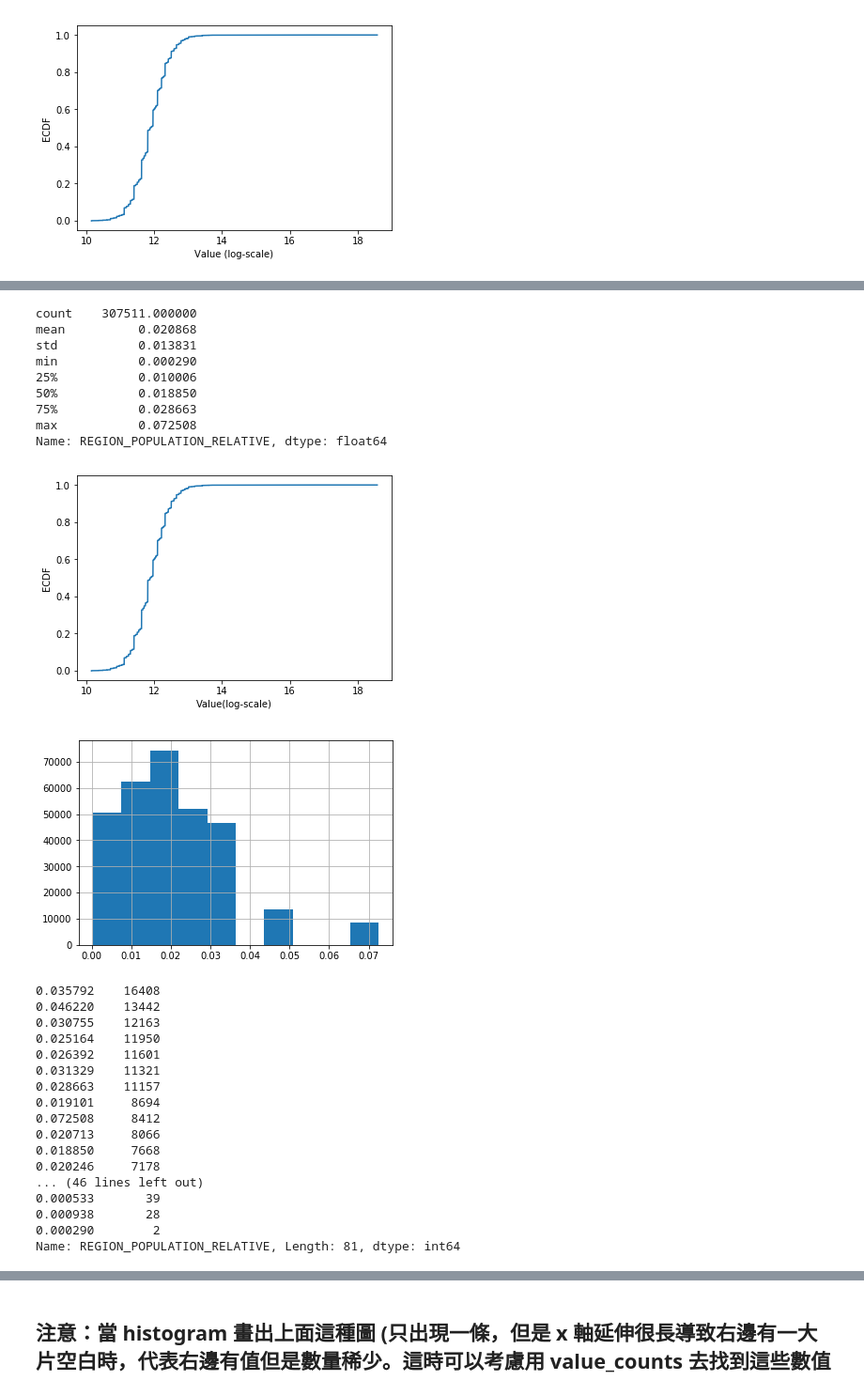
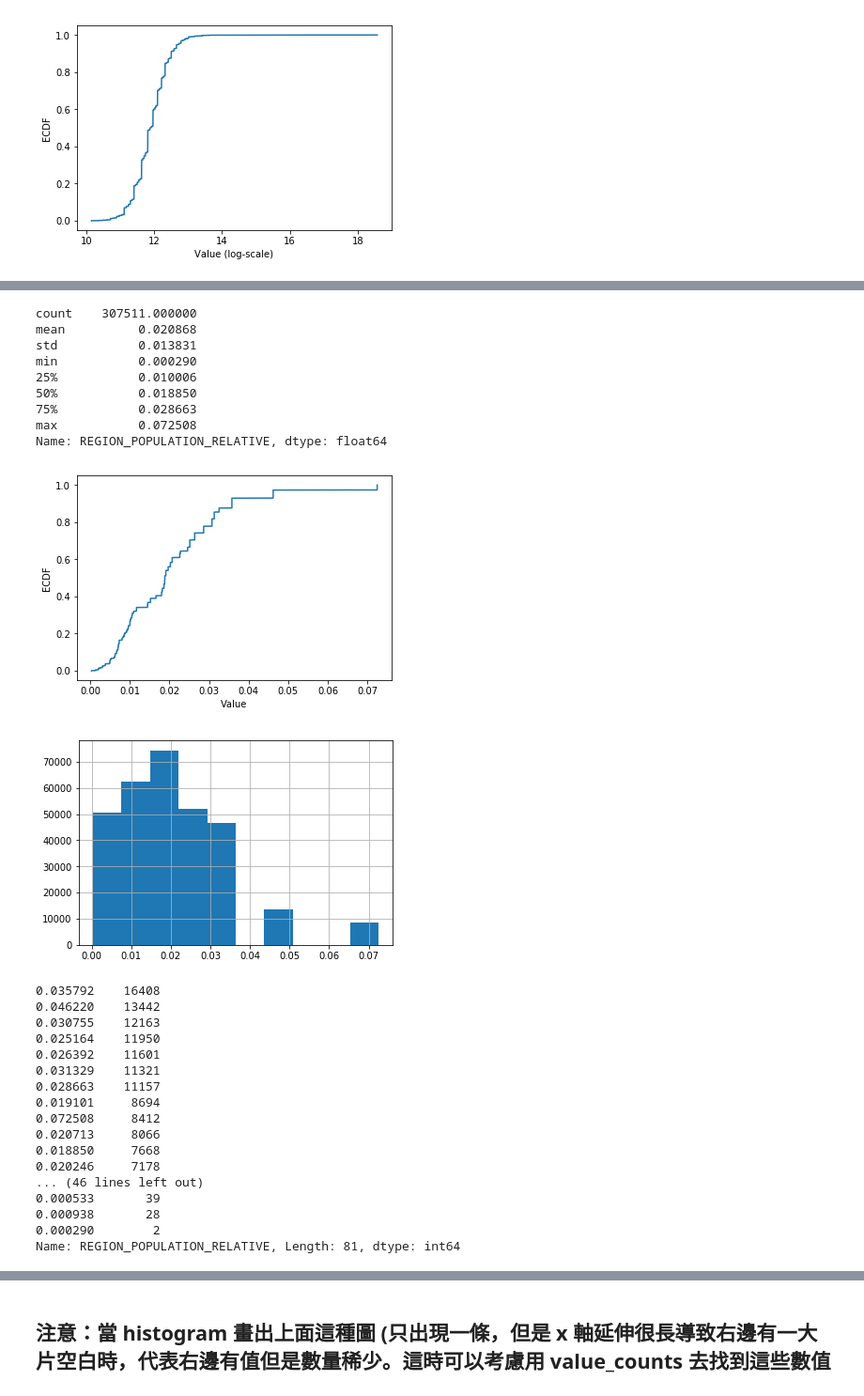
Before and after one commit to m10207306/2nd-ML100Days, a Jupyter notebook: Homework/Day_006_HW.ipynb, the cells around one changed output, grey strips where cells are left out. Shown: that part at 94% size. Drawn from its saved outputs; the diff is of its cells as text; code cells hidden in the pictures.

```diff
--- a/Homework/Day_006_HW.ipynb
+++ b/Homework/Day_006_HW.ipynb
@@ -133,38 +129,37 @@ Name: AMT_INCOME_TOTAL, dtype: float64
 # 最大值落在分布之外
 print(app_train['REGION_POPULATION_RELATIVE'].describe())
 
 # 繪製 Empirical Cumulative Density Plot (ECDF)
 """
 Your Code Here
 """
-import statsmodels.api as sm
-cdf = sm.distributions.ECDF(app_train['AMT_INCOME_TOTAL'])
+cdf = sm.distributions.ECDF(app_train['REGION_POPULATION_RELATIVE'])
 
 # plt.plot(list(cdf.index), cdf/cdf.max())
-plt.plot(np.log(cdf.x), cdf.y)
-plt.xlabel('Value(log-scale)')
+plt.plot(cdf.x, cdf.y)
+plt.xlabel('Value')
 plt.ylabel('ECDF')
 plt.ylim([-0.05,1.05]) # 限制顯示圖片的範圍
 plt.show()
 
 app_train['REGION_POPULATION_RELATIVE'].hist()
 plt.show()
 
 app_train['REGION_POPULATION_RELATIVE'].value_counts()
 
 # 就以這個欄位來說，雖然有資料掉在分布以外，也不算異常，僅代表這間公司在稍微熱鬧的地區有的據點較少，
 # 導致 region population relative 在少的部分較為密集，但在大的部分較為疏漏
 # %% [output]
 count    307511.000000
 mean          0.020868
 std           0.013831
 min           0.000290
 25%           0.010006
 50%           0.018850
 75%           0.028663
 max           0.072508
 Name: REGION_POPULATION_RELATIVE, dtype: float64
-[figure, old version]
+[figure, new version]
 [figure]
 0.035792    16408
 0.046220    13442
```
Also changed, not shown: parts of 3 cells of this notebook.
